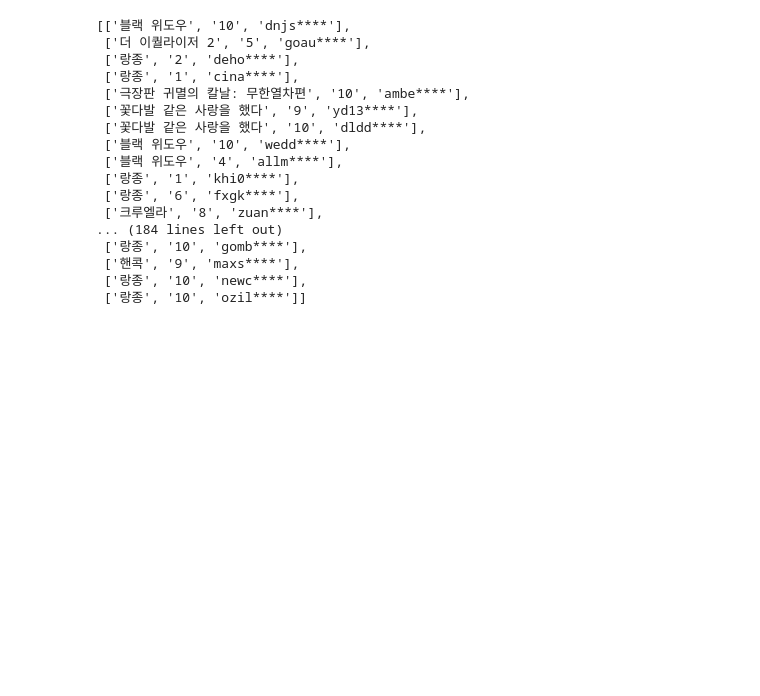
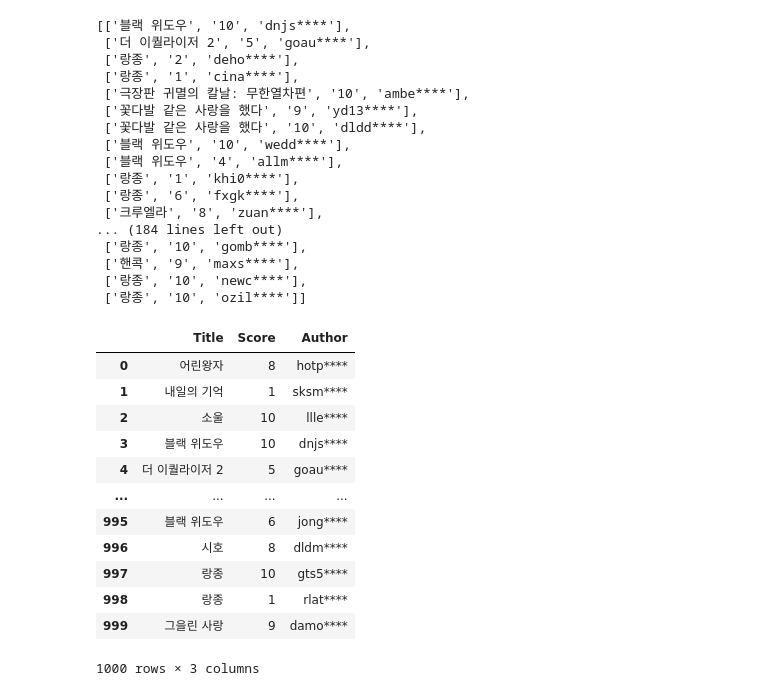
Before and after one commit to victoria2012/Multi_A_2Team, a Jupyter notebook: scraping/naver_movie_score.ipynb, the cells around one changed output. Cells and saved outputs as stored; diff of their text form; code cells hidden in the pictures; blank space fills up the shorter version.

Commit message:
naver movie data dataframe 추가

```diff
--- a/scraping/naver_movie_score.ipynb
+++ b/scraping/naver_movie_score.ipynb
@@ -117,0 +120,17 @@ data
+# %%
+pd_data=pd.DataFrame(data, columns=['Title','Score','Author'])
+pd_data
+# %% [output]
+|  | Title | Score | Author |
+| 0 | 어린왕자 | 8 | hotp**** |
+| 1 | 내일의 기억 | 1 | sksm**** |
+| 2 | 소울 | 10 | llle**** |
+| 3 | 블랙 위도우 | 10 | dnjs**** |
+| 4 | 더 이퀄라이저 2 | 5 | goau**** |
+| ... | ... | ... | ... |
+| 995 | 블랙 위도우 | 6 | jong**** |
+| 996 | 시호 | 8 | dldm**** |
+| 997 | 랑종 | 10 | gts5**** |
+| 998 | 랑종 | 1 | rlat**** |
+| 999 | 그을린 사랑 | 9 | damo**** |
+1000 rows × 3 columns
```
Also changed, not shown: parts of 1 cell of this notebook, 1 other file.
